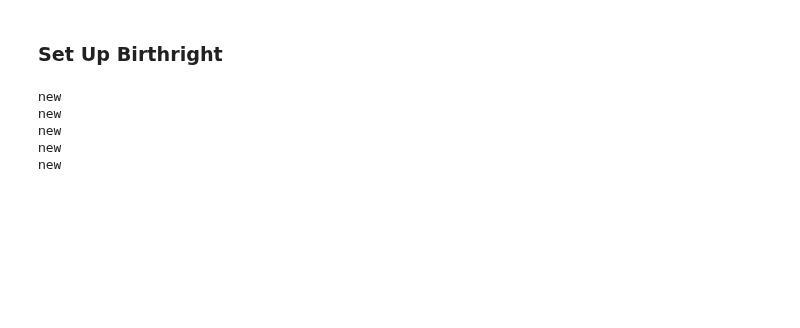
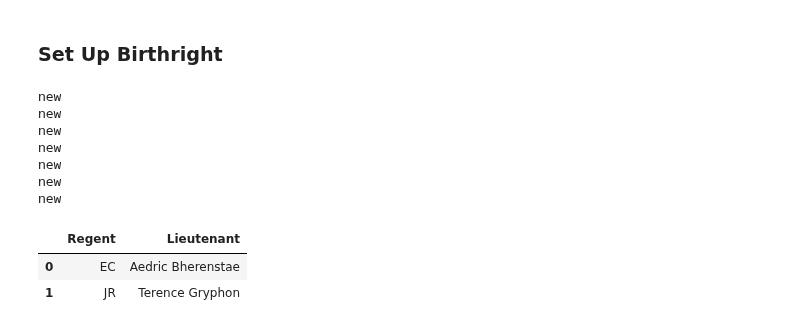
Before and after one commit to NeverForged/Regency, a Jupyter notebook: Set Up Birthright.ipynb, the cells around one changed output. Saved outputs shown, nothing was run; the diff lists cells and outputs as text; code cells hidden in the pictures; blank space fills up the shorter version.

```diff
--- a/Set Up Birthright.ipynb
+++ b/Set Up Birthright.ipynb
@@ -156,30 +156,54 @@ Game.add_holding(p, 'Sw2', 'Source', 3)
 
 p = 'Moriel'
 Game.add_provence(p, domain, 'JR', 1448, 2138, Population=4, Magic=1, Capital=True)
 Game.add_holding(p, 'WM', 'Law', 1)
 Game.add_holding(p, 'JR', 'Law', 3)
 Game.add_holding(p, 'CSH', 'Temple', 3)
 Game.add_holding(p, 'TCV', 'Temple', 1)
 Game.add_holding(p, 'DW', 'Guild', 2)
 Game.add_holding(p, 'Sw2', 'Source', 1)
 
 p = 'Spiritsend'
 Game.add_provence(p, domain, 'JR', 1466, 2231, Population=2, Magic=6, Terrain='Swamp')
 Game.add_holding(p, 'JR', 'Law', 1)
 Game.add_holding(p, 'DW', 'Guild', 2)
 Game.add_holding(p, 'Sw', 'Source', 6)
 
 p = 'Sunken Lands'
 Game.add_provence(p, domain, 'JR',  1541, 2085, Population=2, Magic=6, Terrain='Swamp')
 Game.add_holding(p, 'WM', 'Law', 2)
 Game.add_holding(p, 'CSH', 'Temple', 2)
 Game.add_holding(p, 'Sw2', 'Source', 6)
 
 
+
+# based on family matters
+Game.add_troops('JR', 'Moergen', 'Infantry')
+Game.add_troops('JR', 'Moergen', 'Infantry')
+Game.add_troops('JR', 'Moergen', 'Cavalry')
+Game.add_troops('JR', 'Moergen', 'Cavalry')
+Game.add_troops('JR', 'Moergen', 'Archers')
+Game.add_troops('JR', 'Moergen', 'Pikemen')
+
+Game.add_troops('EC', 'Bogsend', 'Infantry')
+Game.add_troops('EC', 'Bogsend', 'Infantry')
+Game.add_troops('EC', 'Bogsend', 'Cavalry')
+Game.add_troops('EC', 'Bogsend', 'Cavalry')
+Game.add_troops('EC', 'Bogsend', 'Archers')
+Game.add_troops('EC', 'Bogsend', 'Pikemen')
+
+
 Game.save_world('Birthright')
+
+Game.Lieutenants
 # %% [output]
 new
 new
 new
 new
 new
+new
+new
+|  | Regent | Lieutenant |
+| 0 | EC | Aedric Bherenstae |
+| 1 | JR | Terence Gryphon |
```
Also changed, not shown: parts of 2 cells of this notebook, 4 other files.
